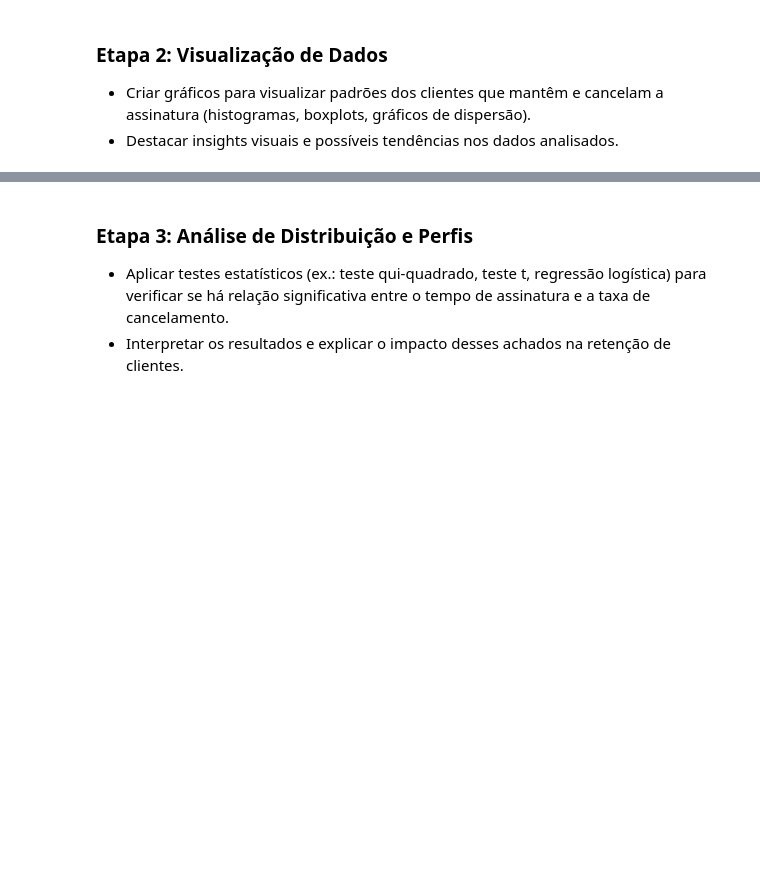
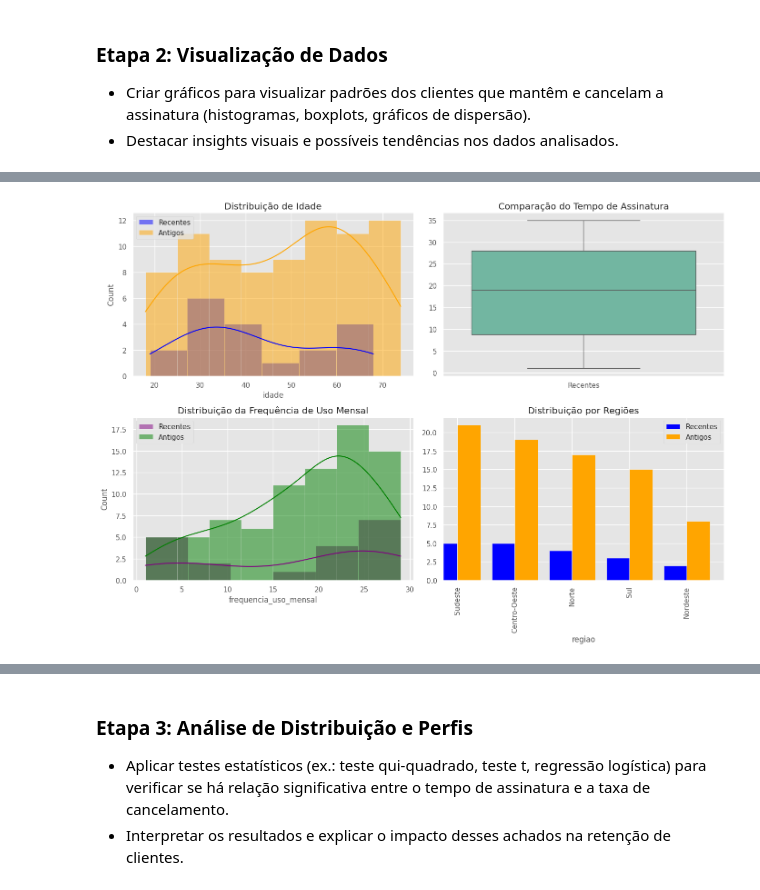
Before and after one commit to devLarissaRodrigues/WoMakersCode-DataAnalytics-DesafiosEmSquad, a Jupyter notebook: Desafio3_completo_em_squad_ipynb.ipynb, the cells around one changed output, grey strips where cells are left out. Cells and saved outputs as stored; diff of their text form; code cells hidden in the pictures; blank space fills up the shorter version.

```diff
--- a/Desafio3_completo_em_squad_ipynb.ipynb
+++ b/Desafio3_completo_em_squad_ipynb.ipynb
@@ -212,0 +248,41 @@ for column in df_maior_24.select_dtypes(include=np.number).columns:
+# %%
+import matplotlib.pyplot as plt
+import seaborn as sns
+
+# Configurando um estilo padrão do matplotlib
+plt.style.use('ggplot')  # Substituir por um estilo reconhecido
+
+# Configurando o tamanho da figura
+fig, axes = plt.subplots(2, 2, figsize=(14, 10))
+
+# Gráfico 1: Distribuição de idade
+sns.histplot(recentes['idade'], color='blue', kde=True, ax=axes[0, 0], label='Recentes')
+sns.histplot(antigos['idade'], color='orange', kde=True, ax=axes[0, 0], label='Antigos')
+axes[0, 0].set_title('Distribuição de Idade')
+axes[0, 0].legend()
+
+# Gráfico 2: Tempo de assinatura
+sns.boxplot(data=[recentes['tempo_assinatura_meses'], antigos['tempo_assinatura_meses']],
+            palette='Set2', ax=axes[0, 1])
+axes[0, 1].set_title('Comparação do Tempo de Assinatura')
+axes[0, 1].set_xticklabels(['Recentes', 'Antigos'])
+
+# Gráfico 3: Frequência de uso mensal
+sns.histplot(recentes['frequencia_uso_mensal'], color='purple', kde=True, ax=axes[1, 0], label='Recentes')
+sns.histplot(antigos['frequencia_uso_mensal'], color='green', kde=True, ax=axes[1, 0], label='Antigos')
+axes[1, 0].set_title('Distribuição da Frequência de Uso Mensal')
+axes[1, 0].legend()
+
+# Gráfico 4: Regiões
+region_counts_recentes = recentes['regiao'].value_counts()
+region_counts_antigos = antigos['regiao'].value_counts()
+region_counts_recentes.plot(kind='bar', color='blue', ax=axes[1, 1], width=0.4, position=1, label='Recentes')
+region_counts_antigos.plot(kind='bar', color='orange', ax=axes[1, 1], width=0.4, position=0, label='Antigos')
+axes[1, 1].set_title('Distribuição por Regiões')
+axes[1, 1].legend()
+
+# Ajuste dos gráficos
+plt.tight_layout()
+plt.show()
+# %% [output]
+[figure, added]
```
Also changed, not shown: parts of 6 cells of this notebook.
